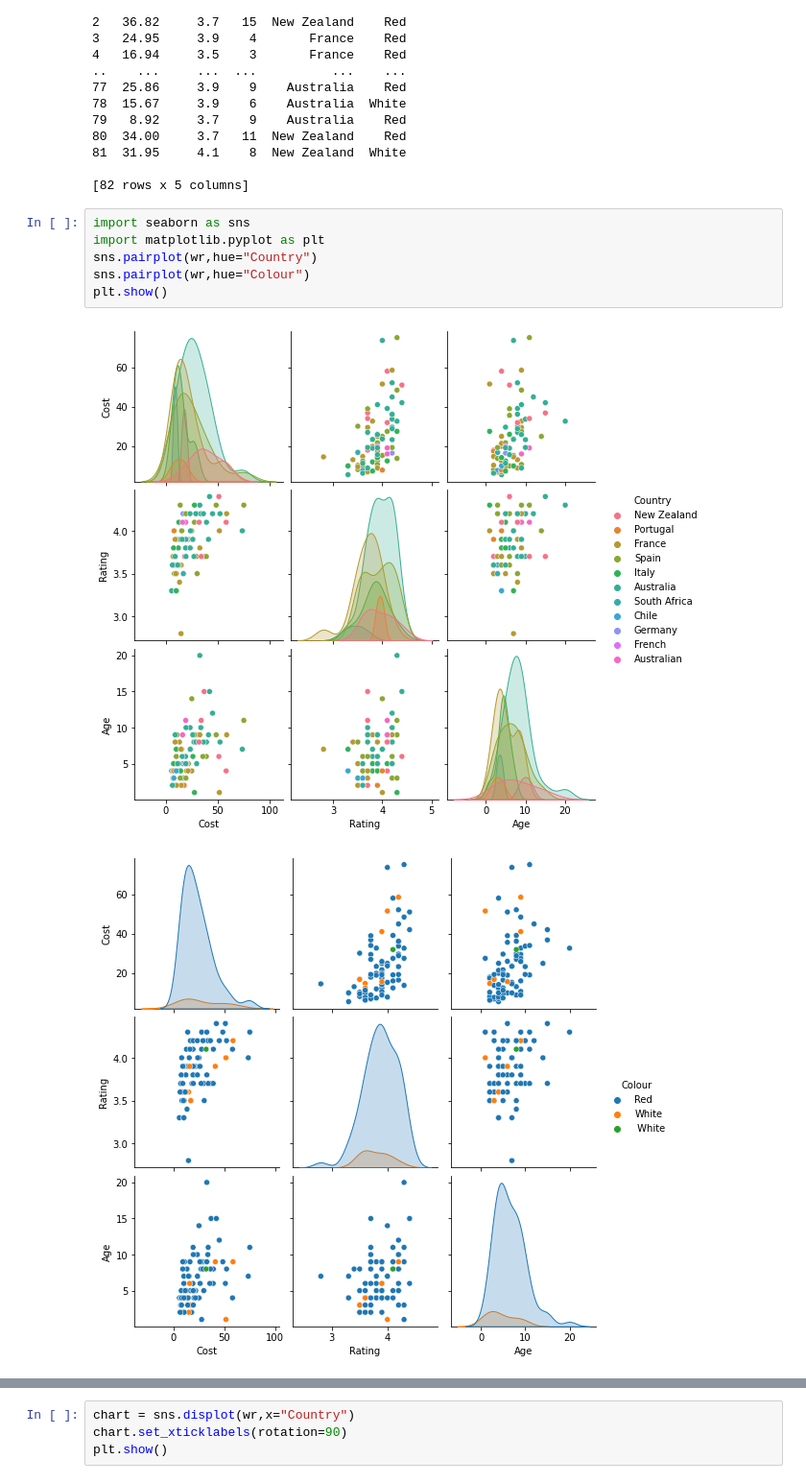
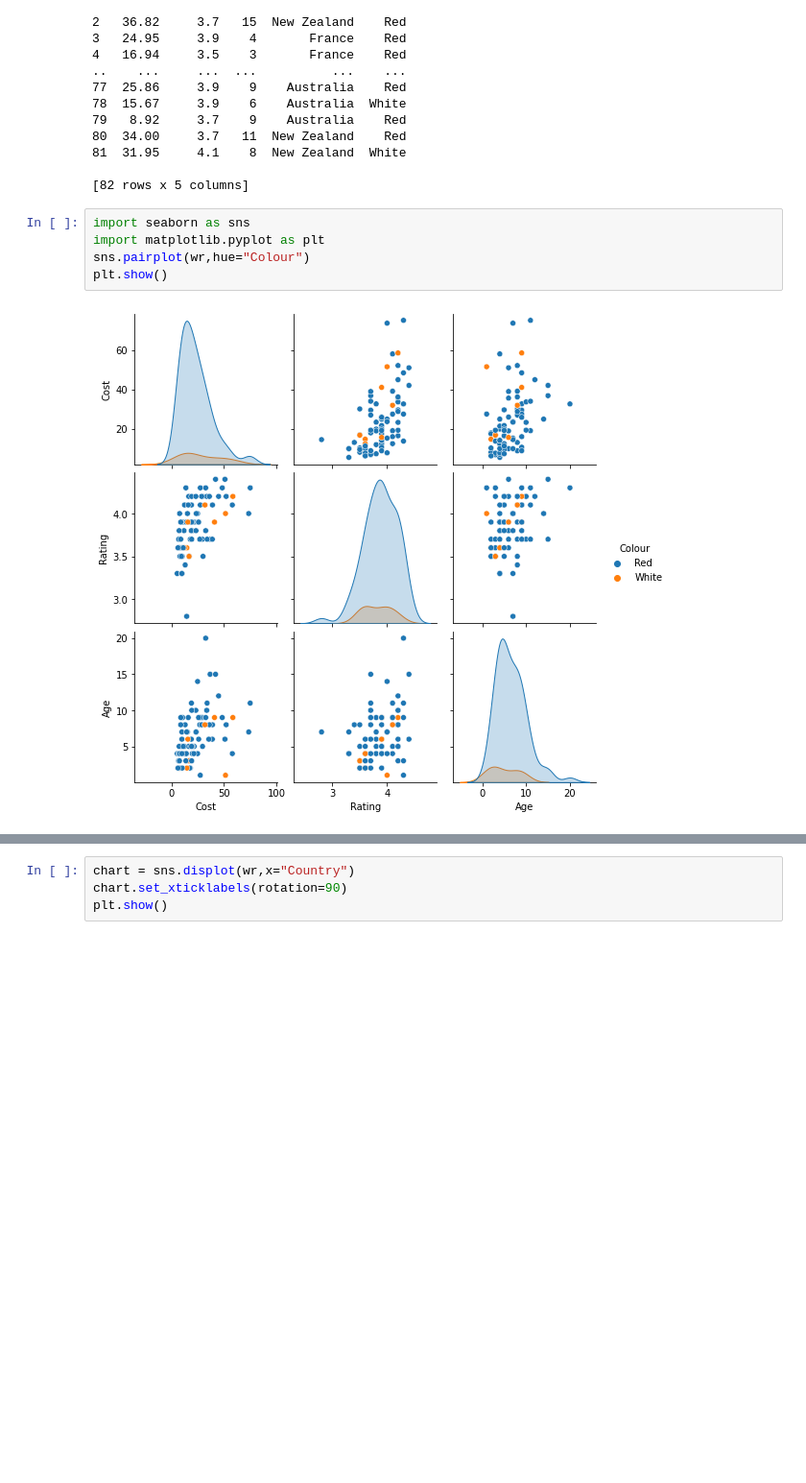
Before and after one commit to Jonathangmit/Wine-dataset, a Jupyter notebook: NumPy data set project.ipynb, the cells around one changed output, grey strips where cells are left out. Shown at 96% size. Cells and saved outputs as stored; diff of their text form; blank space fills up the shorter version.

```diff
--- a/NumPy data set project.ipynb
+++ b/NumPy data set project.ipynb
@@ -212,10 +214,8 @@ print (wr)
 # %%
 import seaborn as sns
 import matplotlib.pyplot as plt
-sns.pairplot(wr,hue="Country")
 sns.pairplot(wr,hue="Colour")
 plt.show()
 # %% [output]
-[figure, old version]
+[figure, new version]
-[figure, removed]
 # %%
```
Also changed, not shown: parts of 6 cells of this notebook.
